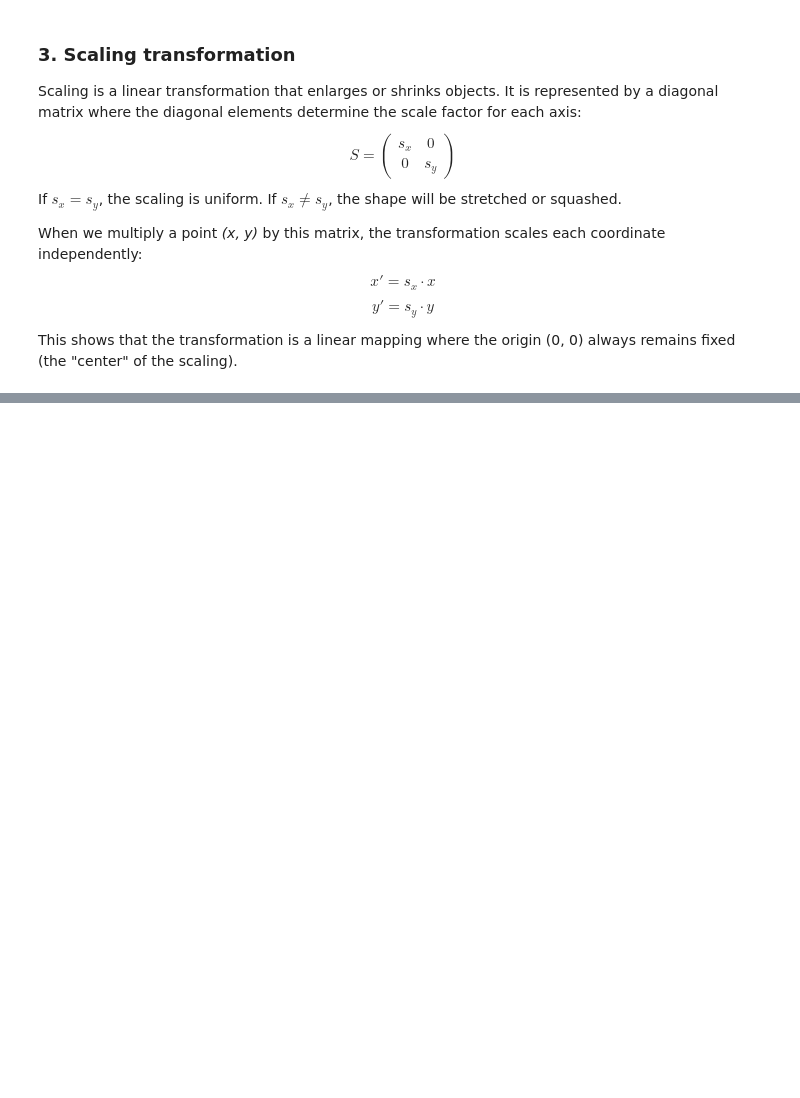
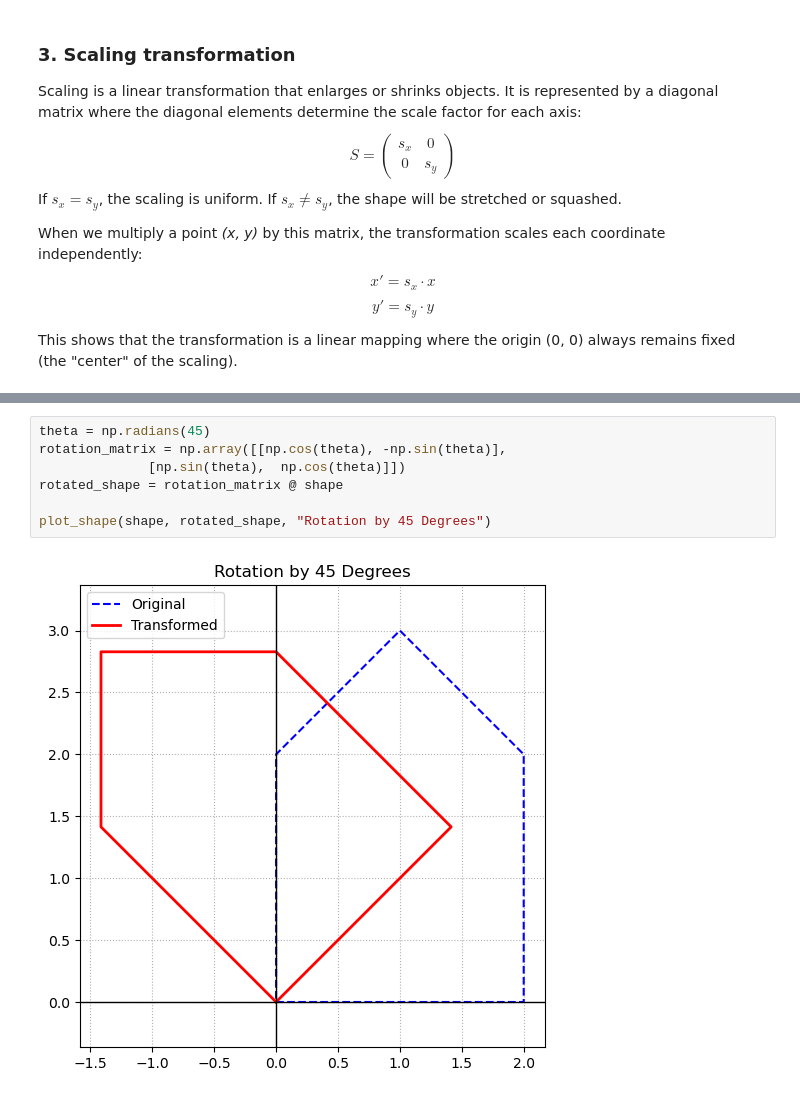
Before and after one commit to radinelageorgieva/Math-project, a Jupyter notebook: Linear transformations and 2D shape manipulation.ipynb, the cells around one changed output, grey strips where cells are left out. Drawn from its saved outputs; the diff is of its cells as text; blank space fills up the shorter version.

Commit message:
Add files via upload
Add rotation transformation

```diff
--- a/Linear transformations and 2D shape manipulation.ipynb
+++ b/Linear transformations and 2D shape manipulation.ipynb
@@ -58,0 +77,9 @@ plot_shape(original=shape, transformed=scaled_shape, title=f"Scaling Transformat
+# %%
+theta = np.radians(45)
+rotation_matrix = np.array([[np.cos(theta), -np.sin(theta)],
+              [np.sin(theta),  np.cos(theta)]])
+rotated_shape = rotation_matrix @ shape
+
+plot_shape(shape, rotated_shape, "Rotation by 45 Degrees")
+# %% [output]
+[figure, added]
```
Also changed, not shown: parts of 2 cells of this notebook.
